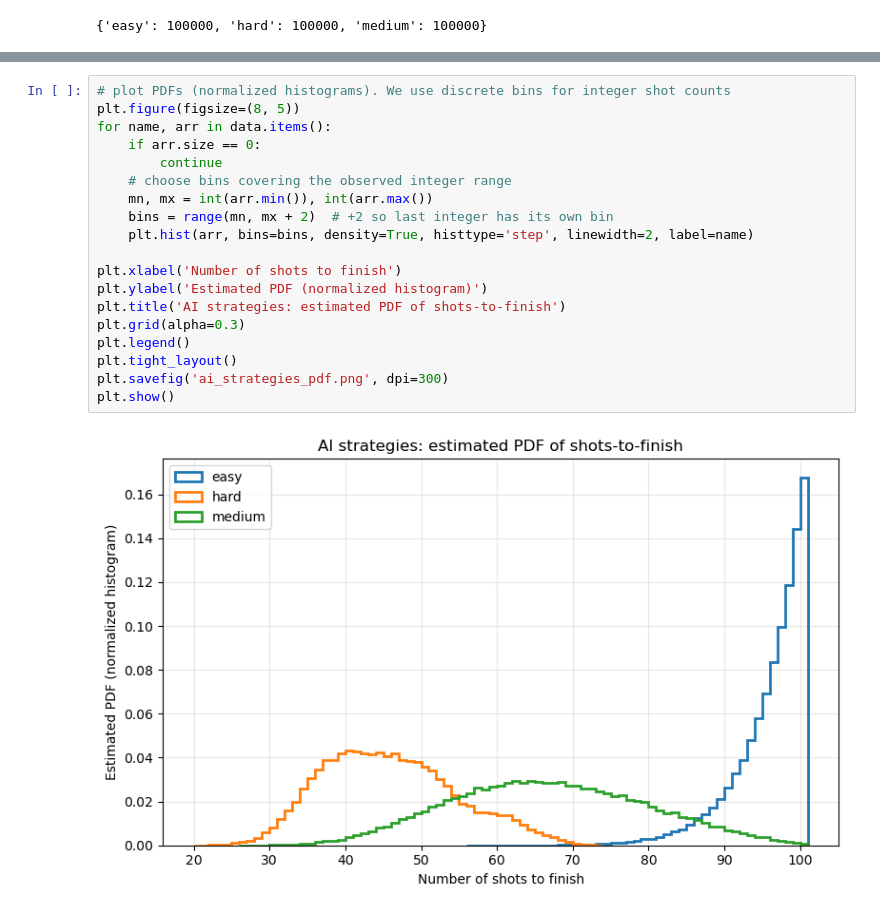
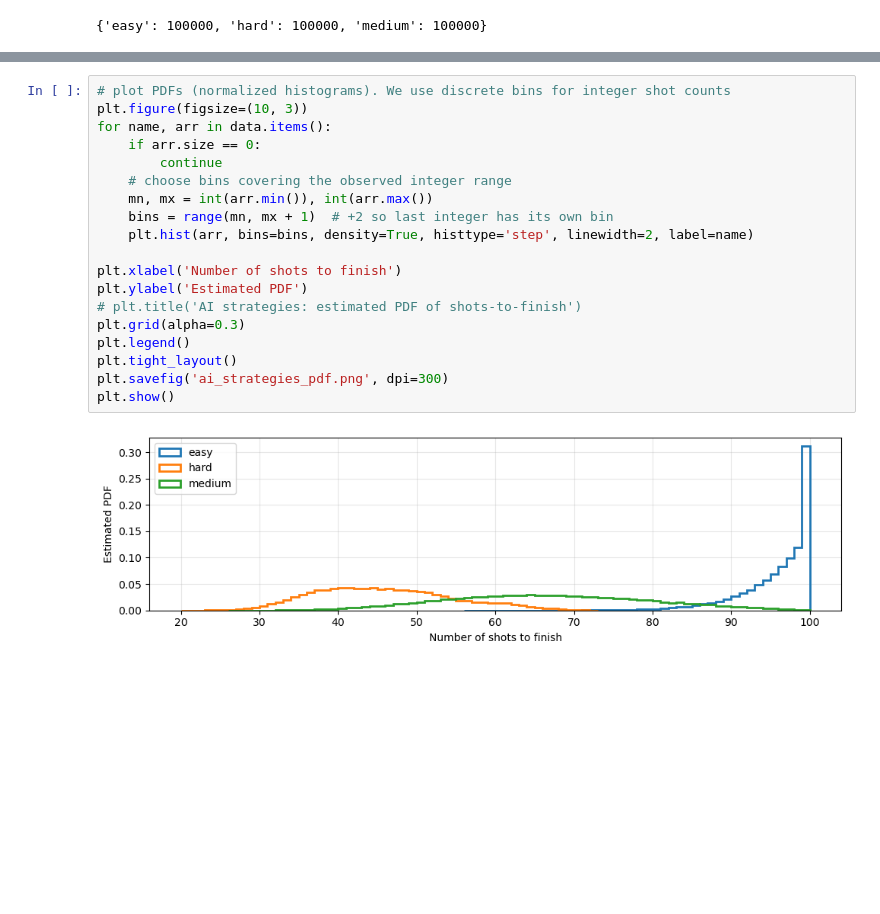
Before and after one commit to AndyOzer/Ocaml-BattleShip, a Jupyter notebook: results/ai_analysis.ipynb, the cells around one changed output, grey strips where cells are left out. Cells and saved outputs as stored; diff of their text form; blank space fills up the shorter version.

```diff
--- a/results/ai_analysis.ipynb
+++ b/results/ai_analysis.ipynb
@@ -68,21 +69,21 @@ plt.show()
 # %%
 # plot PDFs (normalized histograms). We use discrete bins for integer shot counts
-plt.figure(figsize=(8, 5))
+plt.figure(figsize=(10, 3))
 for name, arr in data.items():
     if arr.size == 0:
         continue
     # choose bins covering the observed integer range
     mn, mx = int(arr.min()), int(arr.max())
-    bins = range(mn, mx + 2)  # +2 so last integer has its own bin
+    bins = range(mn, mx + 1)  # +2 so last integer has its own bin
     plt.hist(arr, bins=bins, density=True, histtype='step', linewidth=2, label=name)
 
 plt.xlabel('Number of shots to finish')
-plt.ylabel('Estimated PDF (normalized histogram)')
-plt.title('AI strategies: estimated PDF of shots-to-finish')
+plt.ylabel('Estimated PDF')
+# plt.title('AI strategies: estimated PDF of shots-to-finish')
 plt.grid(alpha=0.3)
 plt.legend()
 plt.tight_layout()
 plt.savefig('ai_strategies_pdf.png', dpi=300)
 plt.show()
 # %% [output]
-[figure, old version]
+[figure, new version]
```
Also changed, not shown: parts of 3 cells of this notebook, 8 other files.
